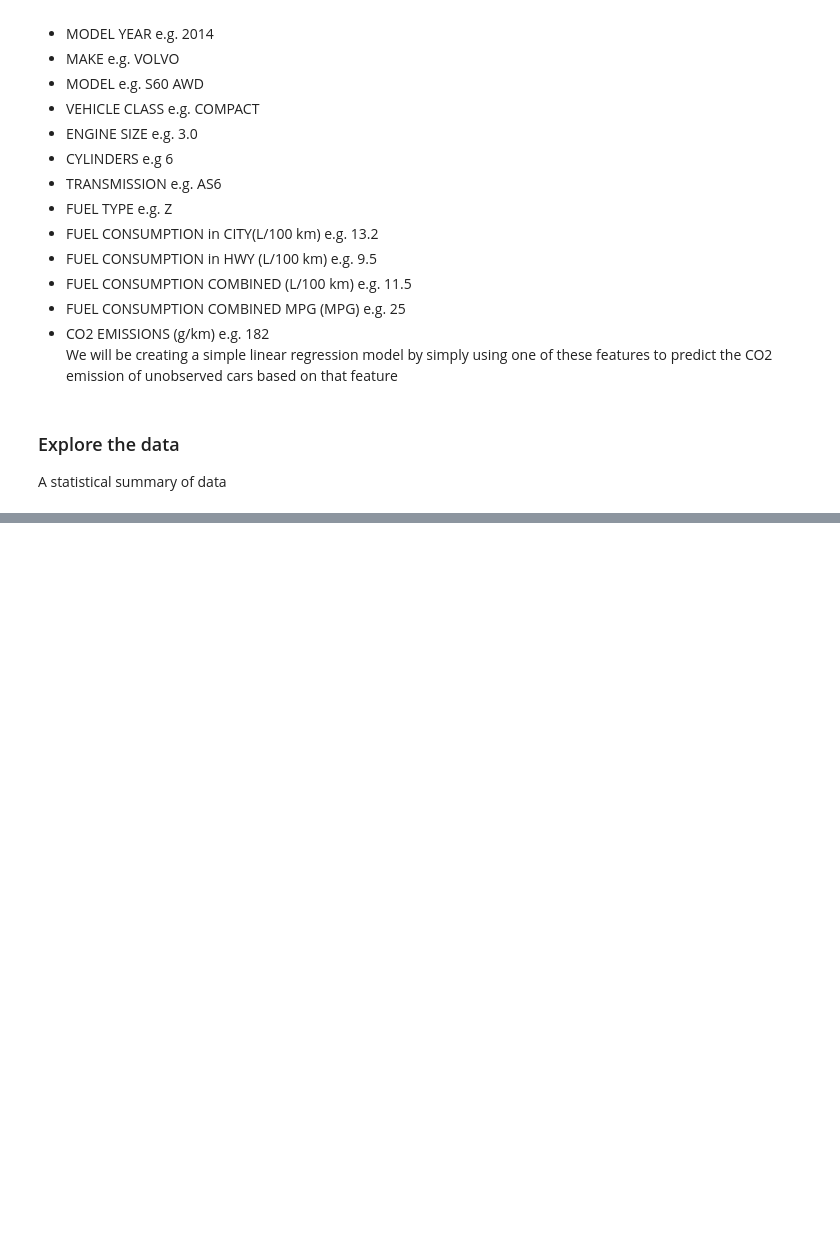
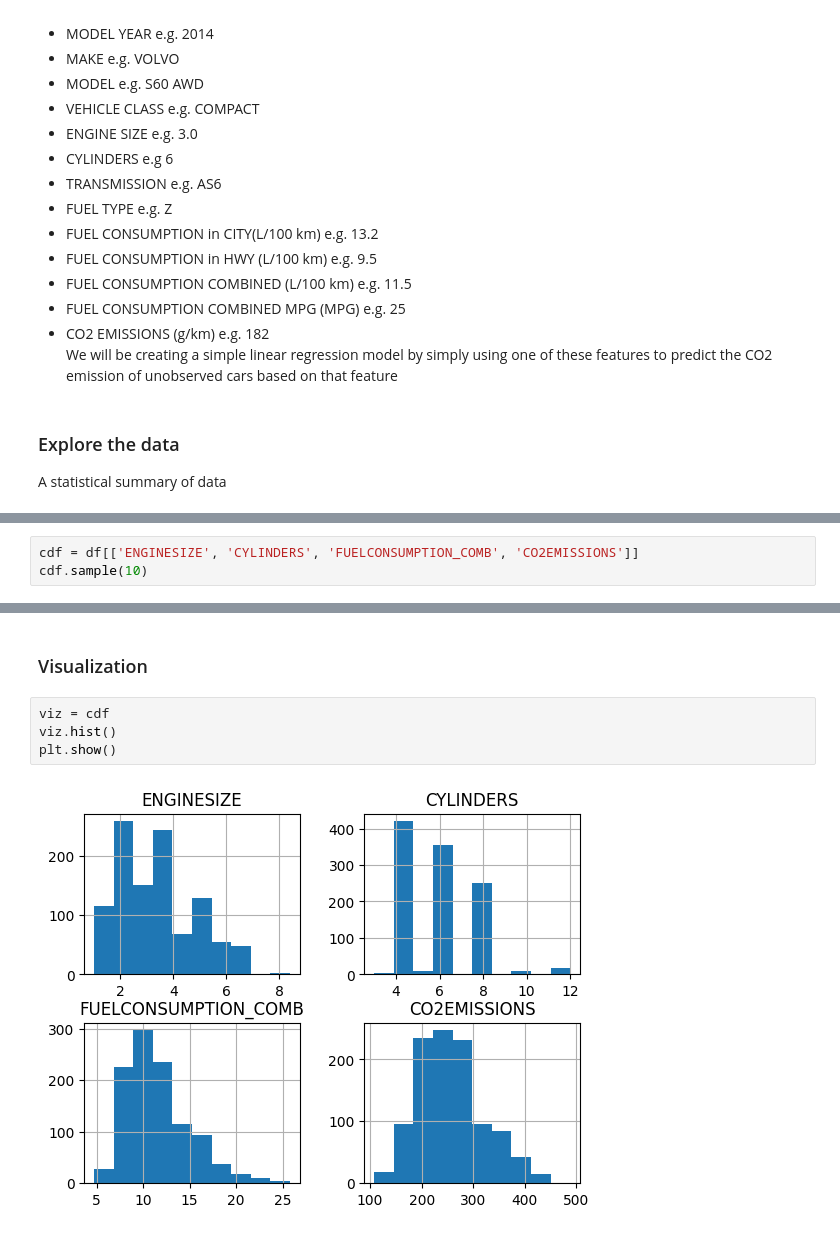
Before and after one commit to gos-apoorv/simple_linear_regression, a Jupyter notebook: linear_regression.ipynb, the cells around one changed output, grey strips where cells are left out. Cells and saved outputs as stored; diff of their text form; blank space fills up the shorter version.

```diff
--- a/linear_regression.ipynb
+++ b/linear_regression.ipynb
@@ -83,0 +90,3 @@ df.describe()
+# %%
+cdf = df[['ENGINESIZE', 'CYLINDERS', 'FUELCONSUMPTION_COMB', 'CO2EMISSIONS']]
+cdf.sample(10)
@@ -83,0 +105,8 @@ df.describe()
+# %% [markdown]
+### Visualization
+# %%
+viz = cdf
+viz.hist()
+plt.show()
+# %% [output]
+[figure, added]
```
Also changed, not shown: parts of 32 cells of this notebook.
